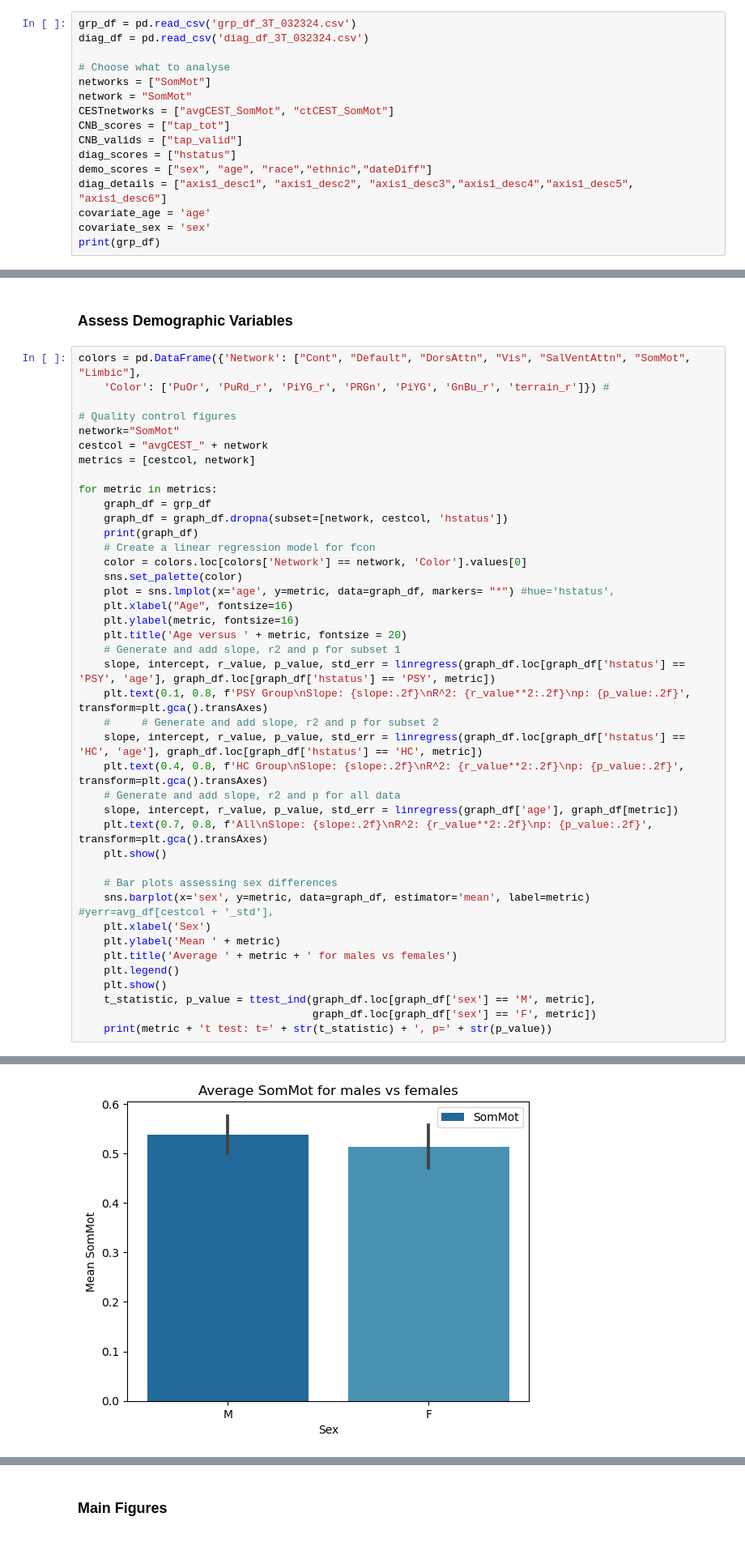
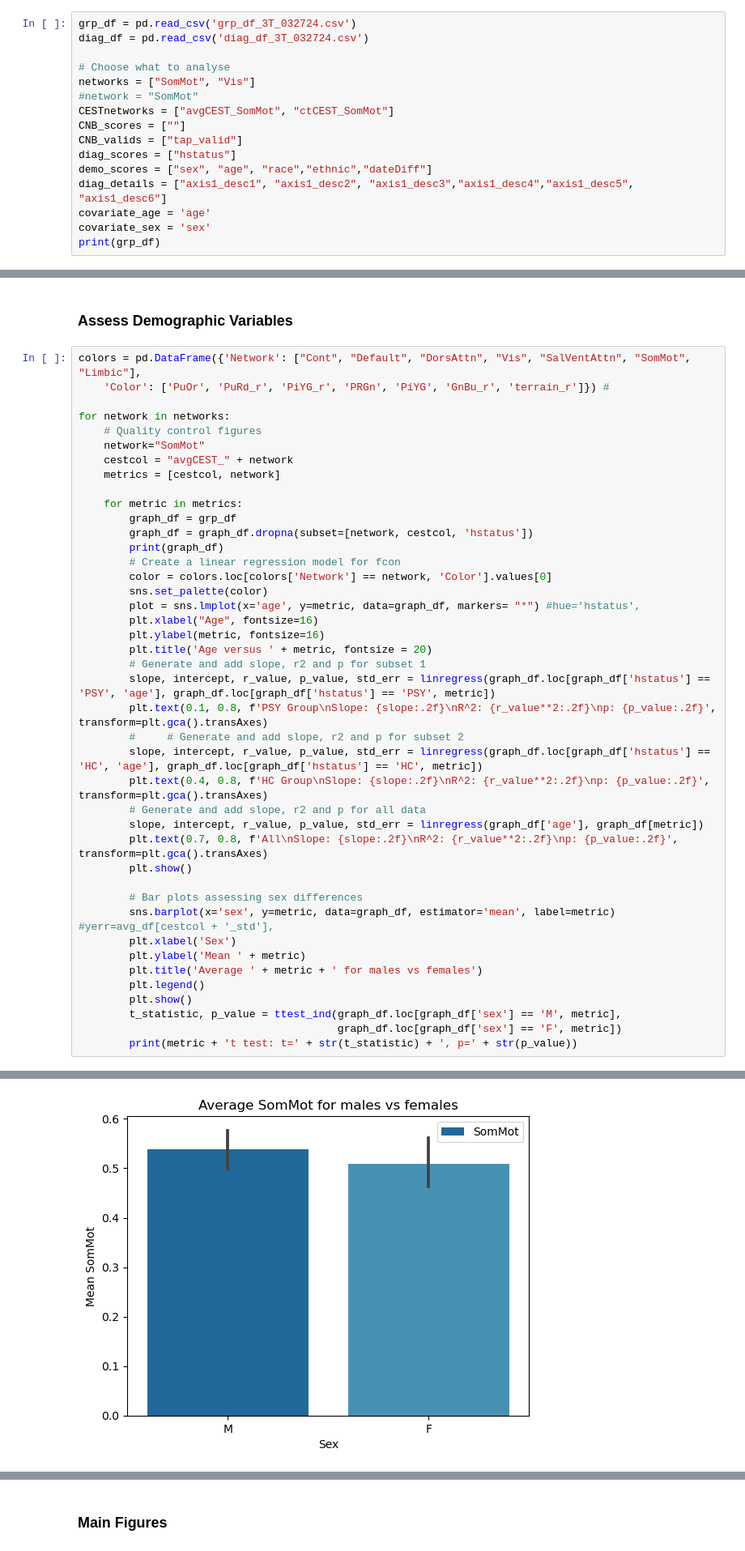
Before and after one commit to pecsok/glucest-rsfmri, a Jupyter notebook: motor_glu_pipeline/motor_figures.ipynb, the cells around one changed output, grey strips where cells are left out. Shown at 81% size. Cells and saved outputs as stored; diff of their text form.

```diff
--- a/motor_glu_pipeline/motor_figures.ipynb
+++ b/motor_glu_pipeline/motor_figures.ipynb
@@ -20,14 +20,14 @@ from scipy.stats import ttest_ind
 # %% [markdown]
 ### Define Paths and Variables
 # %%
-grp_df = pd.read_csv('grp_df_3T_032324.csv')
-diag_df = pd.read_csv('diag_df_3T_032324.csv')
+grp_df = pd.read_csv('grp_df_3T_032724.csv')
+diag_df = pd.read_csv('diag_df_3T_032724.csv')
 
 # Choose what to analyse
-networks = ["SomMot"]
-network = "SomMot"
+networks = ["SomMot", "Vis"]
+#network = "SomMot"
 CESTnetworks = ["avgCEST_SomMot", "ctCEST_SomMot"]
-CNB_scores = ["tap_tot"]
+CNB_scores = [""]
 CNB_valids = ["tap_valid"]
 diag_scores = ["hstatus"]
 demo_scores = ["sex", "age", "race","ethnic","dateDiff"]
@@ -234,43 +234,44 @@ ctCEST_SomMot Median: 647.00
 colors = pd.DataFrame({'Network': ["Cont", "Default", "DorsAttn", "Vis", "SalVentAttn", "SomMot", "Limbic"],
     'Color': ['PuOr', 'PuRd_r', 'PiYG_r', 'PRGn', 'PiYG', 'GnBu_r', 'terrain_r']}) #
 
-# Quality control figures
-network="SomMot"
-cestcol = "avgCEST_" + network
-metrics = [cestcol, network]
+for network in networks:
+    # Quality control figures
+    network="SomMot"
+    cestcol = "avgCEST_" + network
+    metrics = [cestcol, network]
 
-for metric in metrics:
-    graph_df = grp_df
-    graph_df = graph_df.dropna(subset=[network, cestcol, 'hstatus'])
-    print(graph_df)
-    # Create a linear regression model for fcon
-    color = colors.loc[colors['Network'] == network, 'Color'].values[0]
-    sns.set_palette(color)
-    plot = sns.lmplot(x='age', y=metric, data=graph_df, markers= "*") #hue='hstatus',
-    plt.xlabel("Age", fontsize=16)
-    plt.ylabel(metric, fontsize=16)
-    plt.title('Age versus ' + metric, fontsize = 20)
-    # Generate and add slope, r2 and p for subset 1
-    slope, intercept, r_value, p_value, std_err = linregress(graph_df.loc[graph_df['hstatus'] == 'PSY', 'age'], graph_df.loc[graph_df['hstatus'] == 'PSY', metric])
-    plt.text(0.1, 0.8, f'PSY Group\nSlope: {slope:.2f}\nR^2: {r_value**2:.2f}\np: {p_value:.2f}', transform=plt.gca().transAxes)
-    #     # Generate and add slope, r2 and p for subset 2
-    slope, intercept, r_value, p_value, std_err = linregress(graph_df.loc[graph_df['hstatus'] == 'HC', 'age'], graph_df.loc[graph_df['hstatus'] == 'HC', metric])
-    plt.text(0.4, 0.8, f'HC Group\nSlope: {slope:.2f}\nR^2: {r_value**2:.2f}\np: {p_value:.2f}', transform=plt.gca().transAxes)
-    # Generate and add slope, r2 and p for all data
-    slope, intercept, r_value, p_value, std_err = linregress(graph_df['age'], graph_df[metric])
-    plt.text(0.7, 0.8, f'All\nSlope: {slope:.2f}\nR^2: {r_value**2:.2f}\np: {p_value:.2f}', transform=plt.gca().transAxes)
-    plt.show()
+    for metric in metrics:
+        graph_df = grp_df
+        graph_df = graph_df.dropna(subset=[network, cestcol, 'hstatus'])
+        print(graph_df)
+        # Create a linear regression model for fcon
+        color = colors.loc[colors['Network'] == network, 'Color'].values[0]
+        sns.set_palette(color)
+        plot = sns.lmplot(x='age', y=metric, data=graph_df, markers= "*") #hue='hstatus',
+        plt.xlabel("Age", fontsize=16)
+        plt.ylabel(metric, fontsize=16)
+        plt.title('Age versus ' + metric, fontsize = 20)
+        # Generate and add slope, r2 and p for subset 1
+        slope, intercept, r_value, p_value, std_err = linregress(graph_df.loc[graph_df['hstatus'] == 'PSY', 'age'], graph_df.loc[graph_df['hstatus'] == 'PSY', metric])
+        plt.text(0.1, 0.8, f'PSY Group\nSlope: {slope:.2f}\nR^2: {r_value**2:.2f}\np: {p_value:.2f}', transform=plt.gca().transAxes)
+        #     # Generate and add slope, r2 and p for subset 2
+        slope, intercept, r_value, p_value, std_err = linregress(graph_df.loc[graph_df['hstatus'] == 'HC', 'age'], graph_df.loc[graph_df['hstatus'] == 'HC', metric])
+        plt.text(0.4, 0.8, f'HC Group\nSlope: {slope:.2f}\nR^2: {r_value**2:.2f}\np: {p_value:.2f}', transform=plt.gca().transAxes)
+        # Generate and add slope, r2 and p for all data
+        slope, intercept, r_value, p_value, std_err = linregress(graph_df['age'], graph_df[metric])
+        plt.text(0.7, 0.8, f'All\nSlope: {slope:.2f}\nR^2: {r_value**2:.2f}\np: {p_value:.2f}', transform=plt.gca().transAxes)
+        plt.show()
 
-    # Bar plots assessing sex differences
-    sns.barplot(x='sex', y=metric, data=graph_df, estimator='mean', label=metric) #yerr=avg_df[cestcol + '_std'],
-    plt.xlabel('Sex')
-    plt.ylabel('Mean ' + metric)
-    plt.title('Average ' + metric + ' for males vs females')
-    plt.legend()
-    plt.show()
-    t_statistic, p_value = ttest_ind(graph_df.loc[graph_df['sex'] == 'M', metric],
-                                     graph_df.loc[graph_df['sex'] == 'F', metric])
-    print(metric + 't test: t=' + str(t_statistic) + ', p=' + str(p_value))
+        # Bar plots assessing sex differences
+        sns.barplot(x='sex', y=metric, data=graph_df, estimator='mean', label=metric) #yerr=avg_df[cestcol + '_std'],
+        plt.xlabel('Sex')
+        plt.ylabel('Mean ' + metric)
+        plt.title('Average ' + metric + ' for males vs females')
+        plt.legend()
+        plt.show()
+        t_statistic, p_value = ttest_ind(graph_df.loc[graph_df['sex'] == 'M', metric],
+                                         graph_df.loc[graph_df['sex'] == 'F', metric])
+        print(metric + 't test: t=' + str(t_statistic) + ', p=' + str(p_value))
 # %% [output]
     Unnamed: 0   BBLID  Session sex    age  race  ethnic  dateDiff    SomMot  \
 3            3  120217    10702   M  24.77   1.0     2.0       8.0  0.414295
@@ -312 +313 @@ avgCEST_SomMott test: t=-0.18087377761067627, p=0.8575099779566249
-[figure, old version]
+[figure, new version]
```
Also changed, not shown: parts of 5 cells of this notebook, 3 other files.
